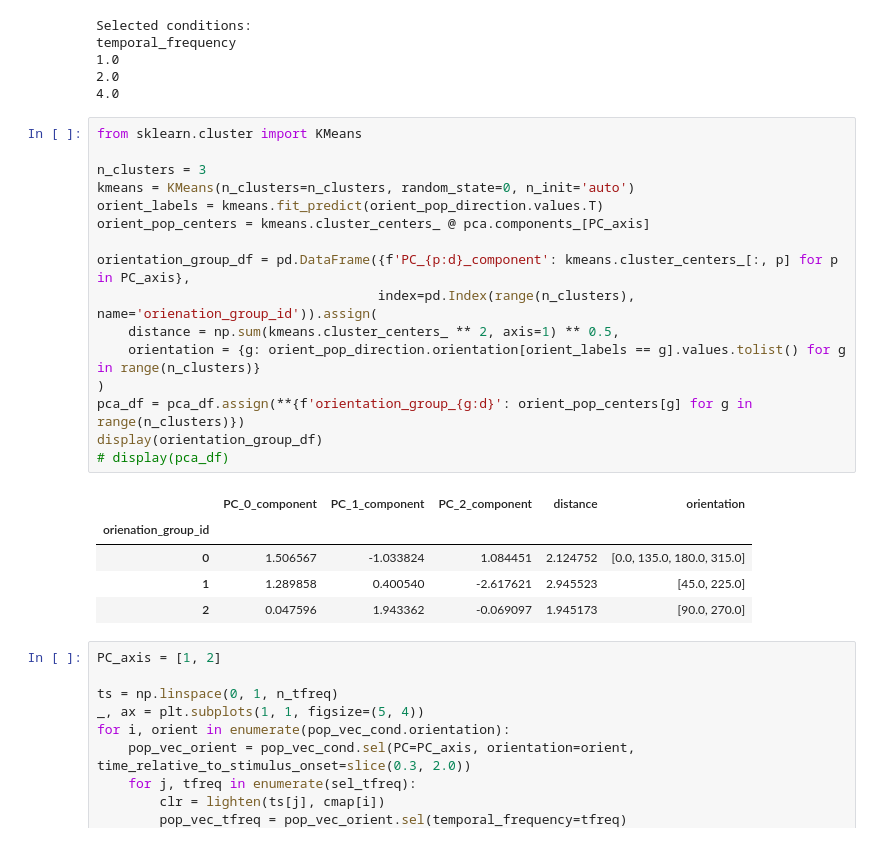
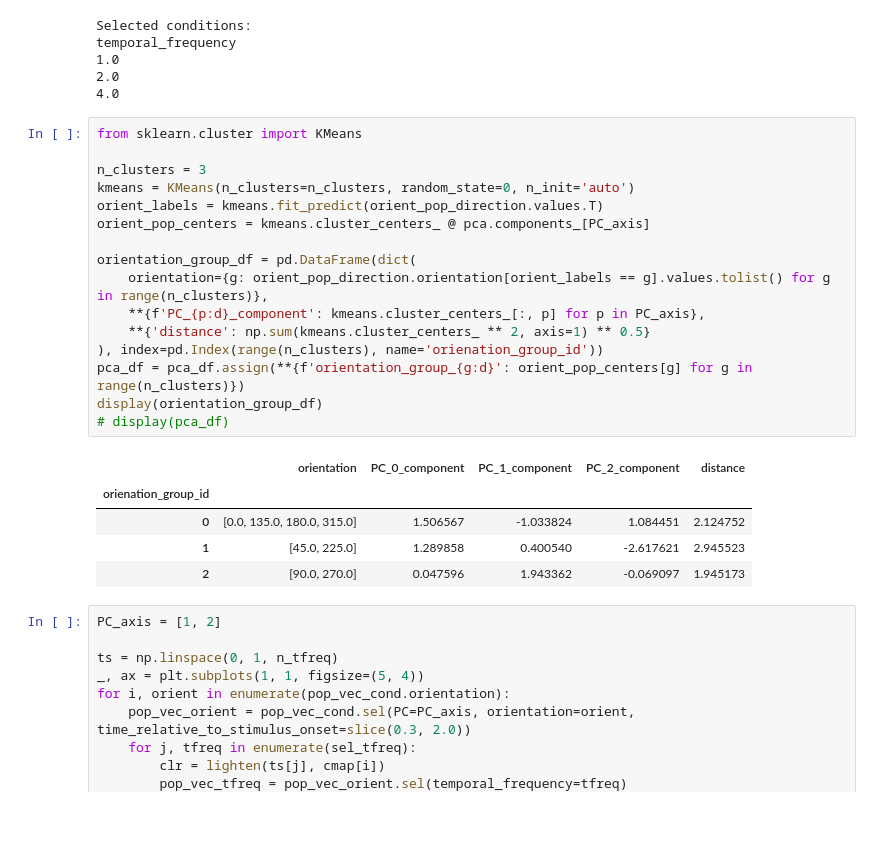
Before and after one commit to chenziao/Analyzing_Allen_Visual_Coding_Neuropixels_Dataset, a Jupyter notebook: Analyze_Visual_Spike.ipynb, the cells around one changed output. Drawn from its saved outputs; the diff is of its cells as text.

```diff
--- a/Analyze_Visual_Spike.ipynb
+++ b/Analyze_Visual_Spike.ipynb
@@ -309,25 +309,25 @@ temporal_frequency
 # %%
 from sklearn.cluster import KMeans
 
 n_clusters = 3
 kmeans = KMeans(n_clusters=n_clusters, random_state=0, n_init='auto')
 orient_labels = kmeans.fit_predict(orient_pop_direction.values.T)
 orient_pop_centers = kmeans.cluster_centers_ @ pca.components_[PC_axis]
 
-orientation_group_df = pd.DataFrame({f'PC_{p:d}_component': kmeans.cluster_centers_[:, p] for p in PC_axis},
-                                    index=pd.Index(range(n_clusters), name='orienation_group_id')).assign(
-    distance = np.sum(kmeans.cluster_centers_ ** 2, axis=1) ** 0.5,
-    orientation = {g: orient_pop_direction.orientation[orient_labels == g].values.tolist() for g in range(n_clusters)}
-)
+orientation_group_df = pd.DataFrame(dict(
+    orientation={g: orient_pop_direction.orientation[orient_labels == g].values.tolist() for g in range(n_clusters)},
+    **{f'PC_{p:d}_component': kmeans.cluster_centers_[:, p] for p in PC_axis},
+    **{'distance': np.sum(kmeans.cluster_centers_ ** 2, axis=1) ** 0.5}
+), index=pd.Index(range(n_clusters), name='orienation_group_id'))
 pca_df = pca_df.assign(**{f'orientation_group_{g:d}': orient_pop_centers[g] for g in range(n_clusters)})
 display(orientation_group_df)
 # display(pca_df)
 # %% [output]
-|  | PC_0_component | PC_1_component | PC_2_component | distance | orientation |
+|  | orientation | PC_0_component | PC_1_component | PC_2_component | distance |
 | orienation_group_id |  |  |  |  |  |
-| 0 | 1.506567 | -1.033824 | 1.084451 | 2.124752 | [0.0, 135.0, 180.0, 315.0] |
-| 1 | 1.289858 | 0.400540 | -2.617621 | 2.945523 | [45.0, 225.0] |
-| 2 | 0.047596 | 1.943362 | -0.069097 | 1.945173 | [90.0, 270.0] |
+| 0 | [0.0, 135.0, 180.0, 315.0] | 1.506567 | -1.033824 | 1.084451 | 2.124752 |
+| 1 | [45.0, 225.0] | 1.289858 | 0.400540 | -2.617621 | 2.945523 |
+| 2 | [90.0, 270.0] | 0.047596 | 1.943362 | -0.069097 | 1.945173 |
 # %%
 PC_axis = [1, 2]
 
```
Also changed, not shown: parts of 2 cells of this notebook.
